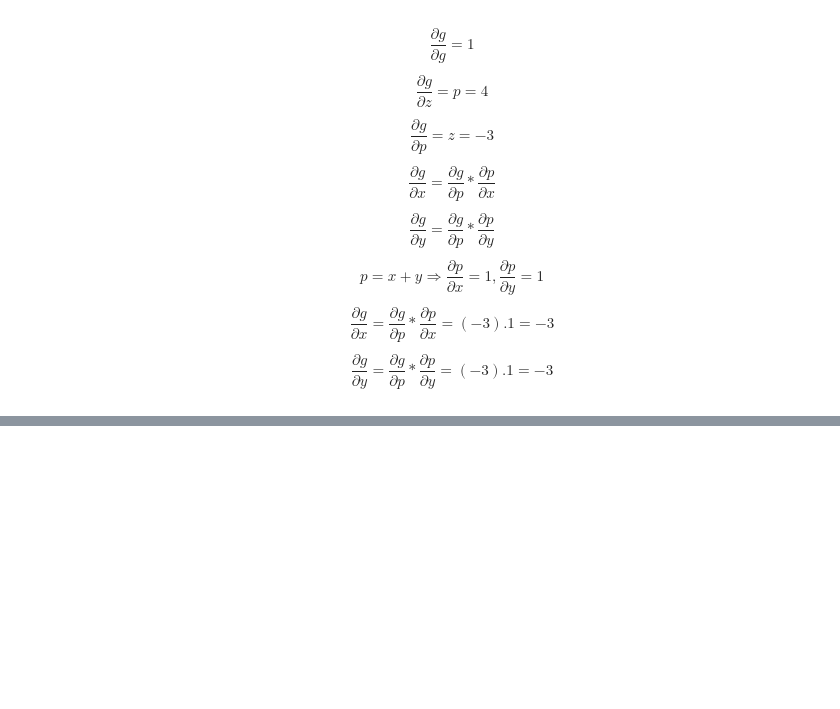
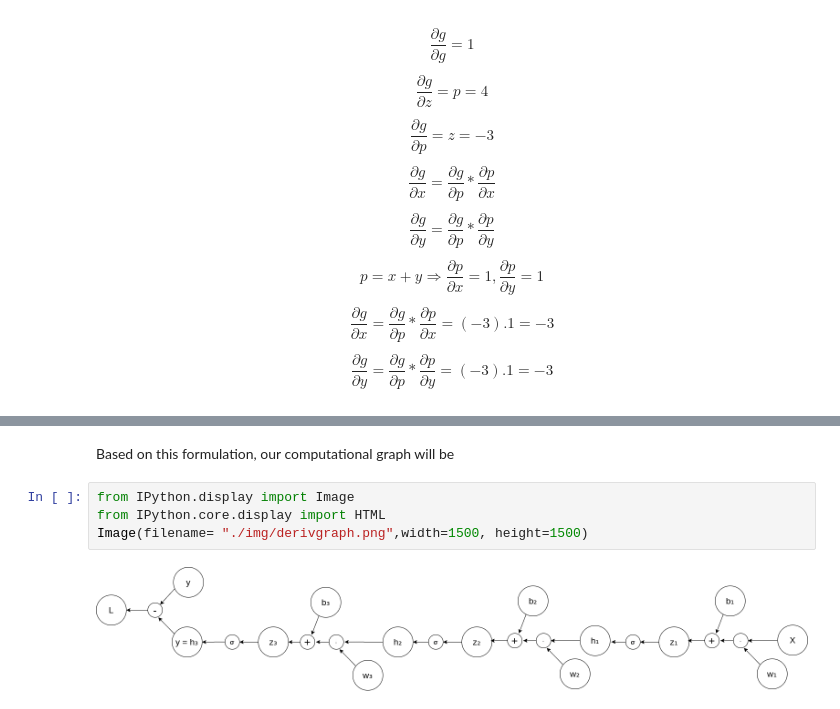
Before and after one commit to safakkbilici/Deep-Learning-Lecture-2020-2021-First-Term, a Jupyter notebook: lecture notes/03-Deep-Learning.ipynb, the cells around one changed output, grey strips where cells are left out. Cells and saved outputs as stored; diff of their text form; blank space fills up the shorter version.

```diff
--- a/lecture notes/03-Deep-Learning.ipynb
+++ b/lecture notes/03-Deep-Learning.ipynb
@@ -360,0 +428,8 @@ $$ \frac{\partial g} {\partial y} = \frac{\partial g} {\partial p}\ast \frac{\pa
+# %% [markdown]
+Based on this formulation, our computational graph will be
+# %%
+from IPython.display import Image
+from IPython.core.display import HTML
+Image(filename= "./img/derivgraph.png",width=1500, height=1500)
+# %% [output]
+[figure, added]
```
Also changed, not shown: parts of 11 cells of this notebook.
